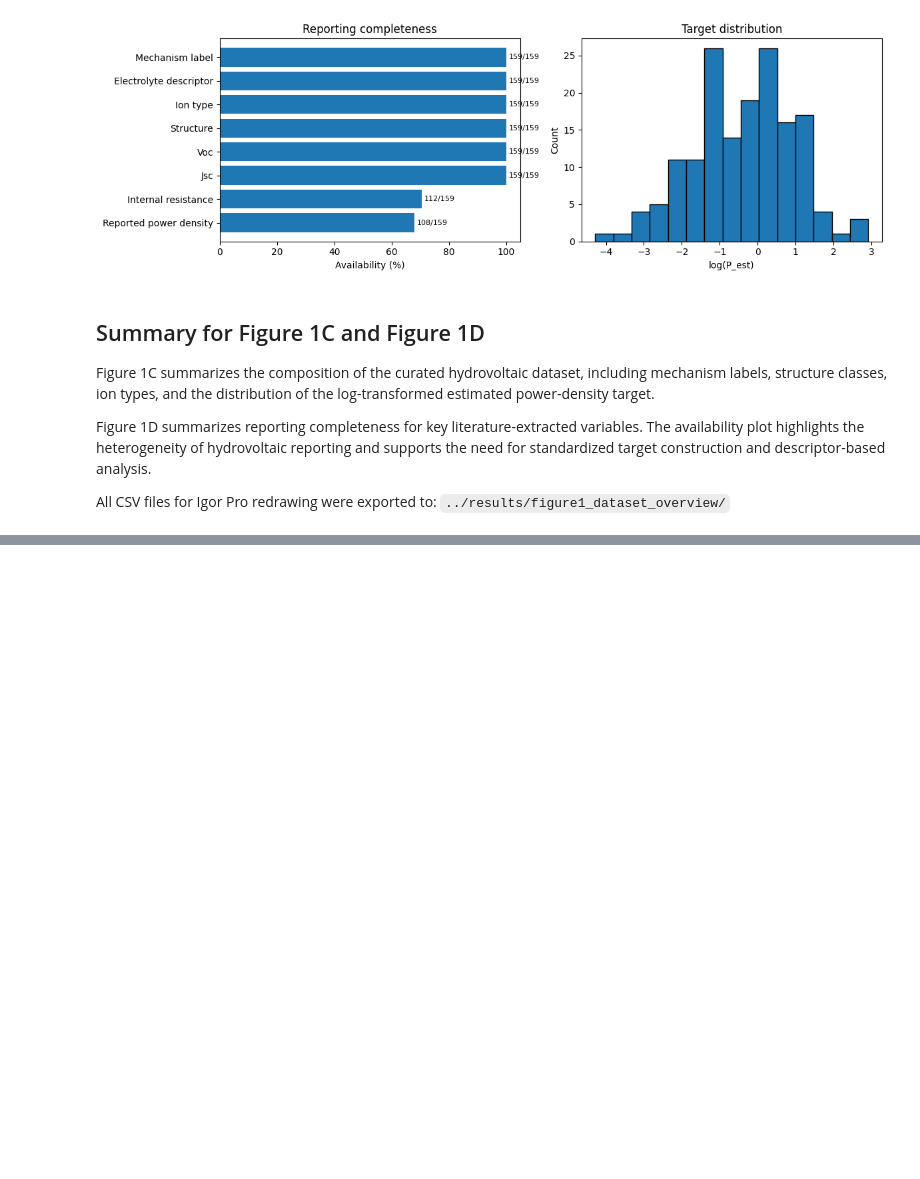
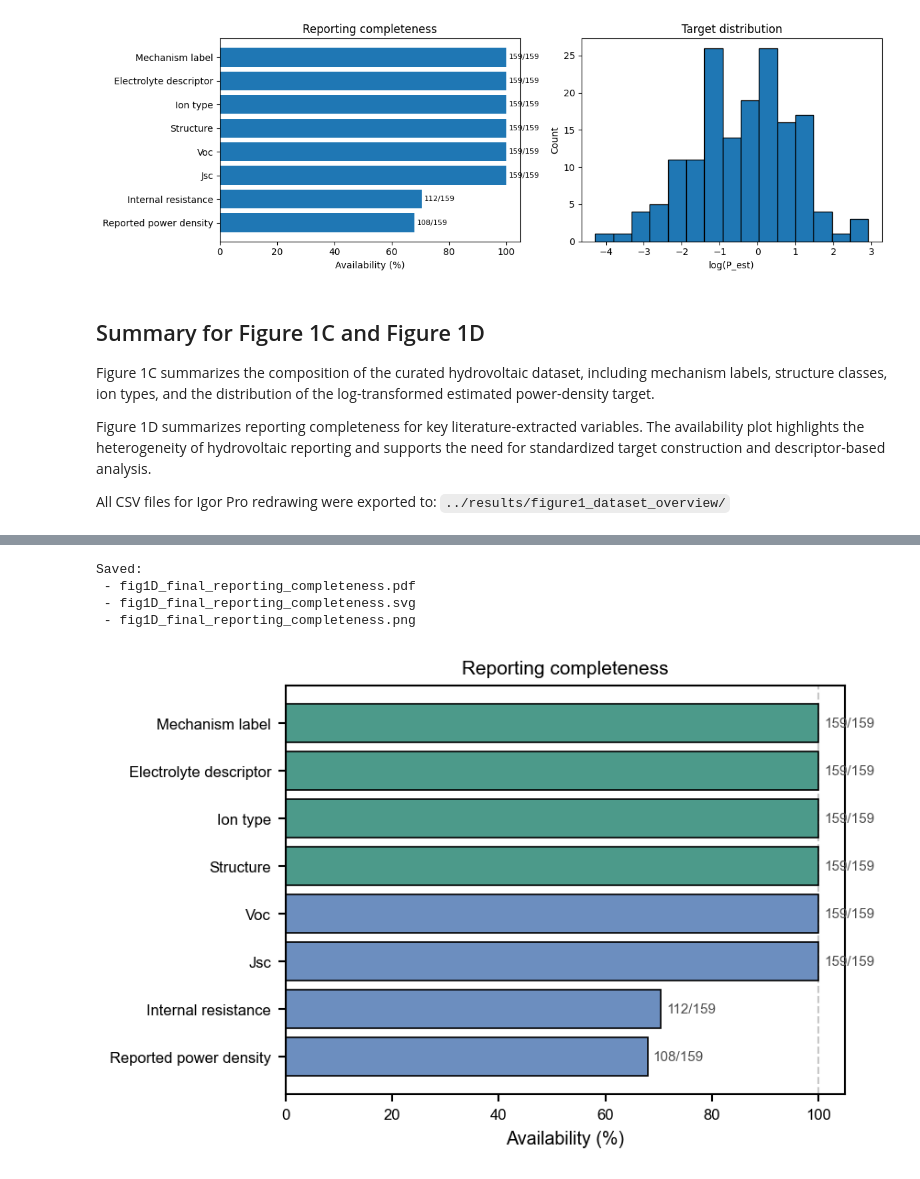
Before and after one commit to wenluanzhang/hydrovoltaic-ml, a Jupyter notebook: notebooks/12_figure1_dataset_overview.ipynb, the cells around one changed output, grey strips where cells are left out. Drawn from its saved outputs; the diff is of its cells as text; code cells hidden in the pictures; blank space fills up the shorter version.

```diff
--- a/notebooks/12_figure1_dataset_overview.ipynb
+++ b/notebooks/12_figure1_dataset_overview.ipynb
@@ -441,0 +828,79 @@ All CSV files for Igor Pro redrawing were exported to:
+# %%
+# =========================
+# Final Fig. 1D
+# Reporting completeness
+# =========================
+
+set_final_style()
+
+plot_df = avail_df.copy()
+
+# classify rows into two broad groups
+performance_items = {
+    "Voc",
+    "Jsc",
+    "Reported power density",
+    "Internal resistance",
+}
+
+plot_df["group_type"] = np.where(
+    plot_df["variable_group"].isin(performance_items),
+    "performance",
+    "descriptor"
+)
+
+plot_df = plot_df.sort_values("availability_percent", ascending=True).reset_index(drop=True)
+
+fig, ax = plt.subplots(figsize=(5.8, 3.8))
+
+y = np.arange(len(plot_df))
+colors = [AVAILABILITY_COLORS[g] for g in plot_df["group_type"]]
+
+ax.barh(
+    y,
+    plot_df["availability_percent"],
+    color=colors,
+    edgecolor=COLORS_FINAL["black"],
+    linewidth=0.8,
+    zorder=2,
+)
+
+ax.set_yticks(y)
+ax.set_yticklabels(plot_df["variable_group"])
+ax.set_xlabel("Availability (%)")
+ax.set_title("Reporting completeness")
+ax.set_xlim(0, 105)
+
+for i, row in enumerate(plot_df.itertuples()):
+    ax.text(
+        row.availability_percent + 1,
+        i,
+        f"{row.n_available}/{row.n_total}",
+        va="center",
+        ha="left",
+        fontsize=7.3,
+        color=COLORS_FINAL["dark_gray"],
+    )
+
+# optional light reference line at 100%
+ax.axvline(
+    100,
+    linestyle="--",
+    linewidth=1.0,
+    color=COLORS_FINAL["light_gray"],
+    zorder=1,
+)
+
+format_final_ax(ax, mirror=True)
+
+plt.tight_layout()
+
+save_final_panel(fig, "fig1D_final_reporting_completeness")
+
+plt.show()
+# %% [output]
+Saved:
+ - fig1D_final_reporting_completeness.pdf
+ - fig1D_final_reporting_completeness.svg
+ - fig1D_final_reporting_completeness.png
+[figure, added]
```
Also changed, not shown: parts of 5 cells of this notebook.
